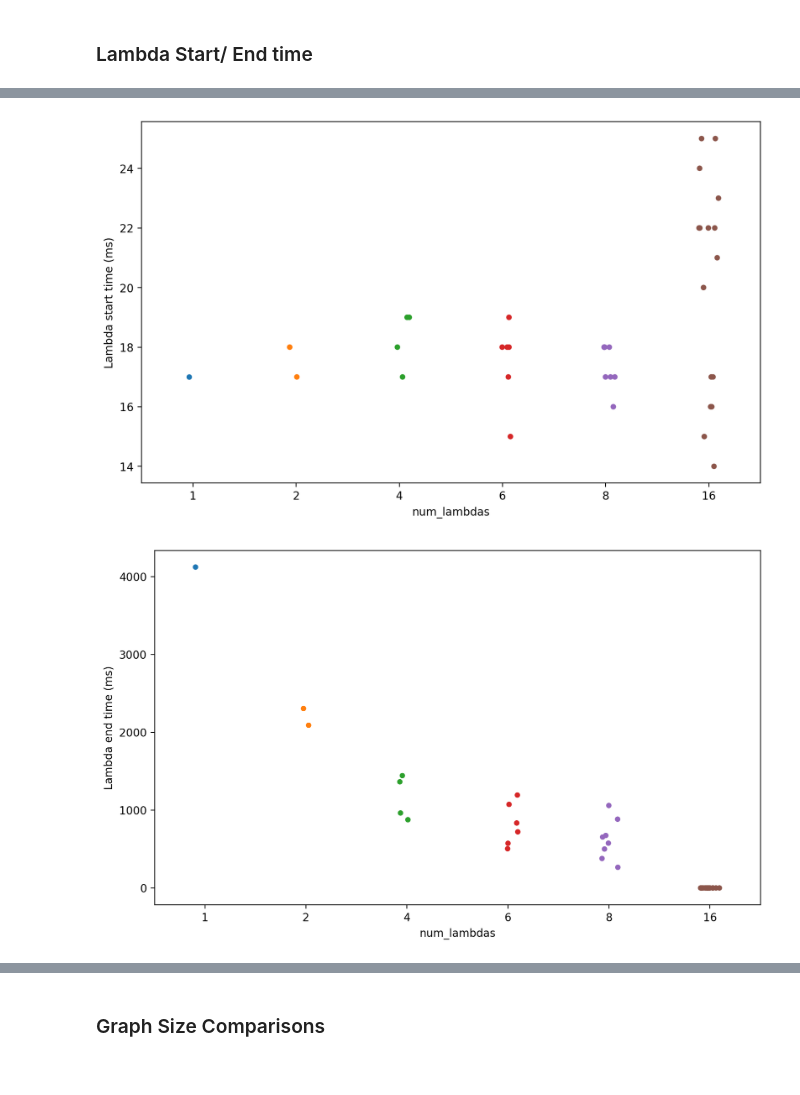
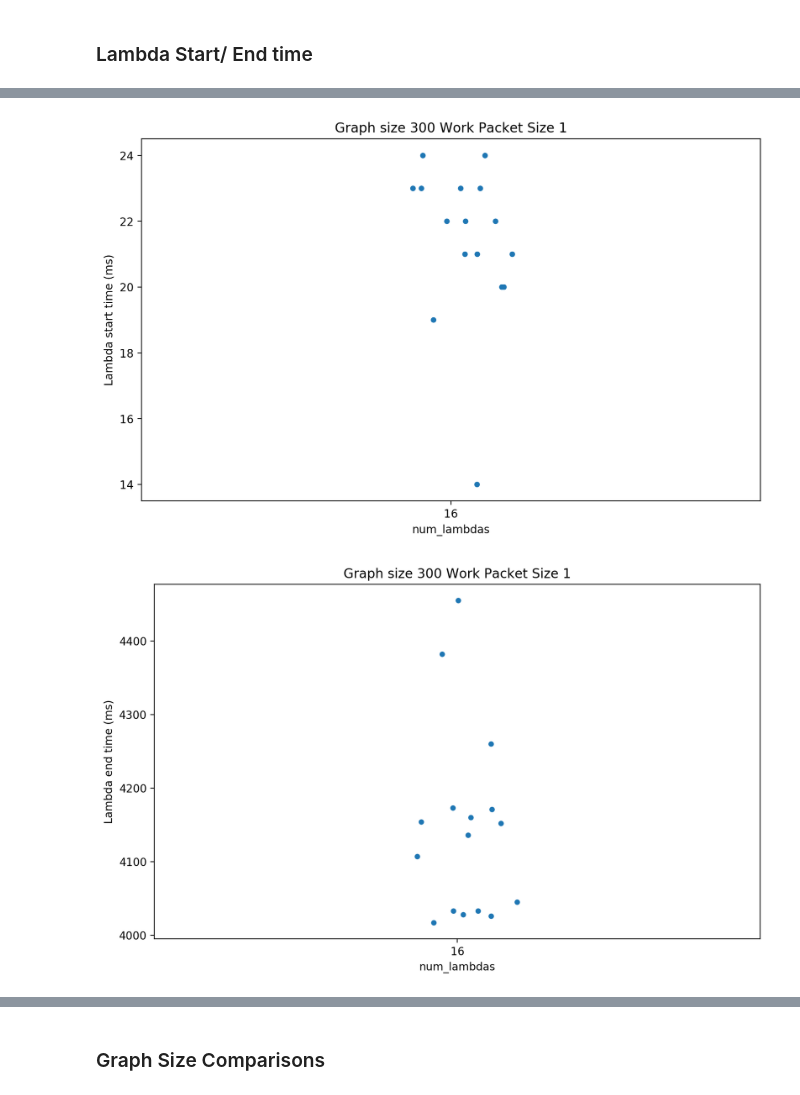
Before and after one commit to cryingpotat0/graph_mplambda, a Jupyter notebook: scripts/plotting.ipynb, the cells around one changed output, grey strips where cells are left out. Drawn from its saved outputs; the diff is of its cells as text; code cells hidden in the pictures.

Commit message:
test graph generation setup

```diff
--- a/scripts/plotting.ipynb
+++ b/scripts/plotting.ipynb
@@ -43,0 +22,9 @@ df
+# %%
+df = pd.read_csv("{}/lambda_start_end_times.csv".format(ROOT))
+plot_lambdas = sorted([16])
+plot_lambdas_id = "-".join(str(first) for first in plot_lambdas)
+SAVE_ROOT = "{}/{}/{}/{}".format(ROOT, scenario, ",".join(sorted(algorithm_names.keys())), plot_lambdas_id) #ROOT + "/" + plot_pairs_id
+os.makedirs(SAVE_ROOT)
+df = df[df["num_lambdas"].isin(plot_lambdas)]
+df = df[df["scenario"] == scenario]
+df
@@ -44,24 +49,27 @@ df
 # %%
-for graph_size, group in df.groupby("graph_size"):
+for (graph_size, num_sample), group in df.groupby(["graph_size", "num_samples"]):
     group = group.reset_index()
     plt.figure(figsize=(10, 6), dpi=200)
     sns.stripplot(y="lambda_start_time", x="num_lambdas", data=group)
     plt.ylabel("Lambda start time (ms)")
-    plt.savefig("{}/lambda_start_times_graph_size_{}.pdf".format(ROOT, graph_size))
+    plt.title("Graph size {} Work Packet Size {}".format(graph_size, num_sample))
+    plt.savefig("{}/lambda_start_times_graph_size_{}_num_sample_{}.pdf".format(ROOT, graph_size, num_sample))
     plt.show()
 
     plt.figure(figsize=(10, 6), dpi=200)
     sns.stripplot(y="lambda_end_time", x="num_lambdas", data=group)
     plt.ylabel("Lambda end time (ms)")
-    plt.savefig("{}/lambda_end_times_graph_size_{}.pdf".format(ROOT, graph_size))
+    plt.title("Graph size {} Work Packet Size {}".format(graph_size, num_sample))
+    plt.savefig("{}/lambda_end_times_graph_size_{}_num_sample_{}.pdf".format(ROOT, graph_size, num_sample))
     plt.show()
 
 
     plt.figure(figsize=(10, 6), dpi=200)
     sns.stripplot(y="lambda_duration", x="num_lambdas", data=group)
     plt.ylabel("Lambda duration (ms)")
-    plt.savefig("{}/lambda_duration_graph_size_{}.pdf".format(ROOT, graph_size))
+    plt.title("Graph size {} Work Packet Size {}".format(graph_size, num_sample))
+    plt.savefig("{}/lambda_duration_graph_size_{}_num_sample_{}.pdf".format(ROOT, graph_size, num_sample))
     plt.show()
 # %% [output]
-[figure, old version]
+[figure, new version]
-[figure, old version]
+[figure, new version]
```
Also changed, not shown: parts of 3 cells of this notebook, 6 other files.
